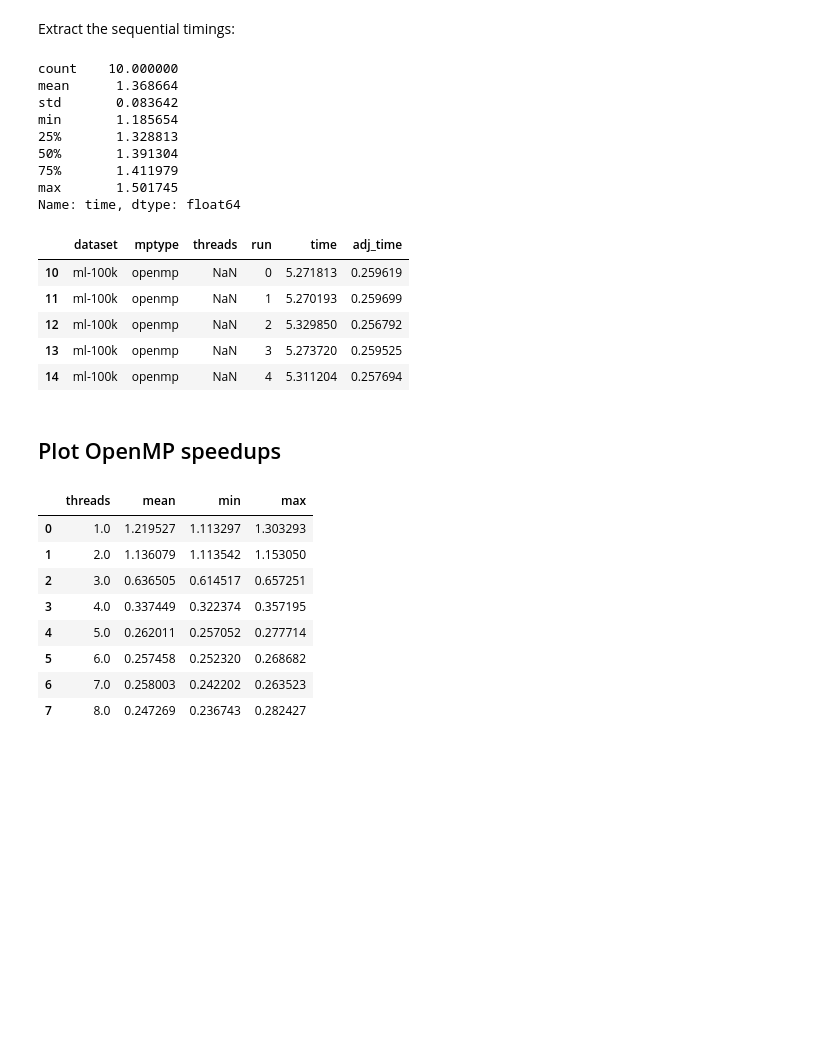
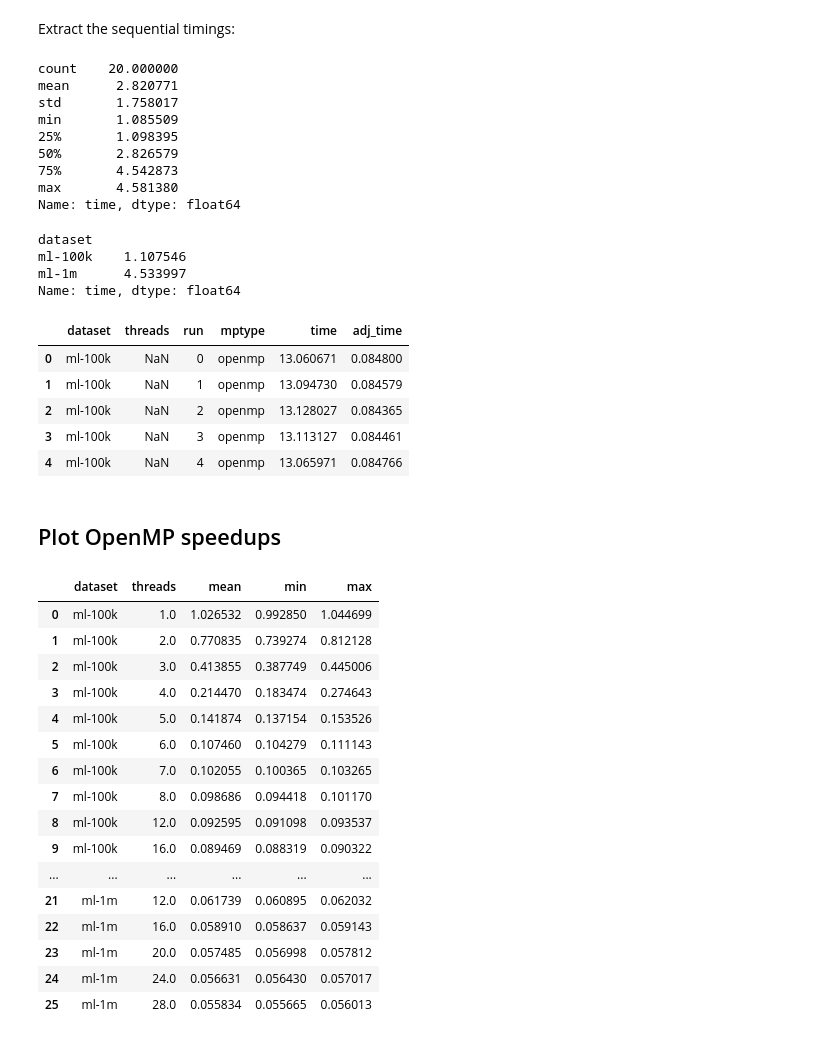
Before and after one commit to lenskit/lk-test-evals, a Jupyter notebook: Scaling.ipynb, the cells around one changed output. Drawn from its saved outputs; the diff is of its cells as text; code cells hidden in the pictures; blank space fills up the shorter version.

```diff
--- a/Scaling.ipynb
+++ b/Scaling.ipynb
@@ -46,46 +36,60 @@ timings
 # %% [markdown]
 Extract the sequential timings:
 # %%
-seq_time = timings[timings.mptype == 'sequential']
+seq_time = timings[timings.mptype == 'seq']
 omp_time = timings[timings.mptype == 'openmp'].copy()
 # %%
 seq_time.time.describe()
 # %% [output]
-count    10.000000
-mean      1.368664
-std       0.083642
-min       1.185654
-25%       1.328813
-50%       1.391304
-75%       1.411979
-max       1.501745
+count    20.000000
+mean      2.820771
+std       1.758017
+min       1.085509
+25%       1.098395
+50%       2.826579
+75%       4.542873
+max       4.581380
 Name: time, dtype: float64
 # %%
-mean_seq = seq_time.time.mean()
+mean_seq = seq_time.groupby('dataset').time.mean()
+mean_seq
+# %% [output]
+dataset
+ml-100k    1.107546
+ml-1m      4.533997
+Name: time, dtype: float64
 # %%
-omp_time['adj_time'] = mean_seq / omp_time.time
+omp_time = omp_time.set_index(['dataset', 'threads', 'run']).assign(adj_time = lambda df: mean_seq / df.time).reset_index()
 omp_time.head()
 # %% [output]
-|  | dataset | mptype | threads | run | time | adj_time |
-| 10 | ml-100k | openmp | NaN | 0 | 5.271813 | 0.259619 |
-| 11 | ml-100k | openmp | NaN | 1 | 5.270193 | 0.259699 |
-| 12 | ml-100k | openmp | NaN | 2 | 5.329850 | 0.256792 |
-| 13 | ml-100k | openmp | NaN | 3 | 5.273720 | 0.259525 |
-| 14 | ml-100k | openmp | NaN | 4 | 5.311204 | 0.257694 |
+|  | dataset | threads | run | mptype | time | adj_time |
+| 0 | ml-100k | NaN | 0 | openmp | 13.060671 | 0.084800 |
+| 1 | ml-100k | NaN | 1 | openmp | 13.094730 | 0.084579 |
+| 2 | ml-100k | NaN | 2 | openmp | 13.128027 | 0.084365 |
+| 3 | ml-100k | NaN | 3 | openmp | 13.113127 | 0.084461 |
+| 4 | ml-100k | NaN | 4 | openmp | 13.065971 | 0.084766 |
 # %% [markdown]
 ## Plot OpenMP speedups
 # %%
-omp_means = omp_time[omp_time.threads.notna()].groupby('threads').adj_time.agg(['mean', 'min', 'max']).reset_index()
+omp_means = omp_time[omp_time.threads.notna()].groupby(['dataset', 'threads']).adj_time.agg(['mean', 'min', 'max']).reset_index()
 omp_means
 # %% [output]
-|  | threads | mean | min | max |
-| 0 | 1.0 | 1.219527 | 1.113297 | 1.303293 |
-| 1 | 2.0 | 1.136079 | 1.113542 | 1.153050 |
-| 2 | 3.0 | 0.636505 | 0.614517 | 0.657251 |
-| 3 | 4.0 | 0.337449 | 0.322374 | 0.357195 |
-| 4 | 5.0 | 0.262011 | 0.257052 | 0.277714 |
-| 5 | 6.0 | 0.257458 | 0.252320 | 0.268682 |
-| 6 | 7.0 | 0.258003 | 0.242202 | 0.263523 |
-| 7 | 8.0 | 0.247269 | 0.236743 | 0.282427 |
+|  | dataset | threads | mean | min | max |
+| 0 | ml-100k | 1.0 | 1.026532 | 0.992850 | 1.044699 |
+| 1 | ml-100k | 2.0 | 0.770835 | 0.739274 | 0.812128 |
+| 2 | ml-100k | 3.0 | 0.413855 | 0.387749 | 0.445006 |
+| 3 | ml-100k | 4.0 | 0.214470 | 0.183474 | 0.274643 |
+| 4 | ml-100k | 5.0 | 0.141874 | 0.137154 | 0.153526 |
+| 5 | ml-100k | 6.0 | 0.107460 | 0.104279 | 0.111143 |
+| 6 | ml-100k | 7.0 | 0.102055 | 0.100365 | 0.103265 |
+| 7 | ml-100k | 8.0 | 0.098686 | 0.094418 | 0.101170 |
+| 8 | ml-100k | 12.0 | 0.092595 | 0.091098 | 0.093537 |
+| 9 | ml-100k | 16.0 | 0.089469 | 0.088319 | 0.090322 |
+| ... | ... | ... | ... | ... | ... |
+| 21 | ml-1m | 12.0 | 0.061739 | 0.060895 | 0.062032 |
+| 22 | ml-1m | 16.0 | 0.058910 | 0.058637 | 0.059143 |
+| 23 | ml-1m | 20.0 | 0.057485 | 0.056998 | 0.057812 |
+| 24 | ml-1m | 24.0 | 0.056631 | 0.056430 | 0.057017 |
+| 25 | ml-1m | 28.0 | 0.055834 | 0.055665 | 0.056013 |
 # %%
 fig, ax = plt.subplots()
```
Also changed, not shown: parts of 5 cells of this notebook.
